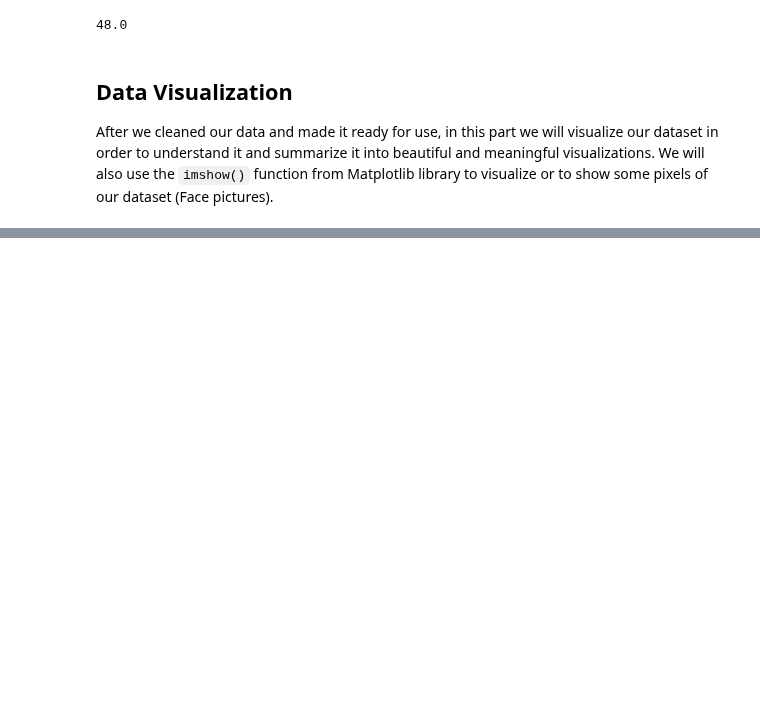
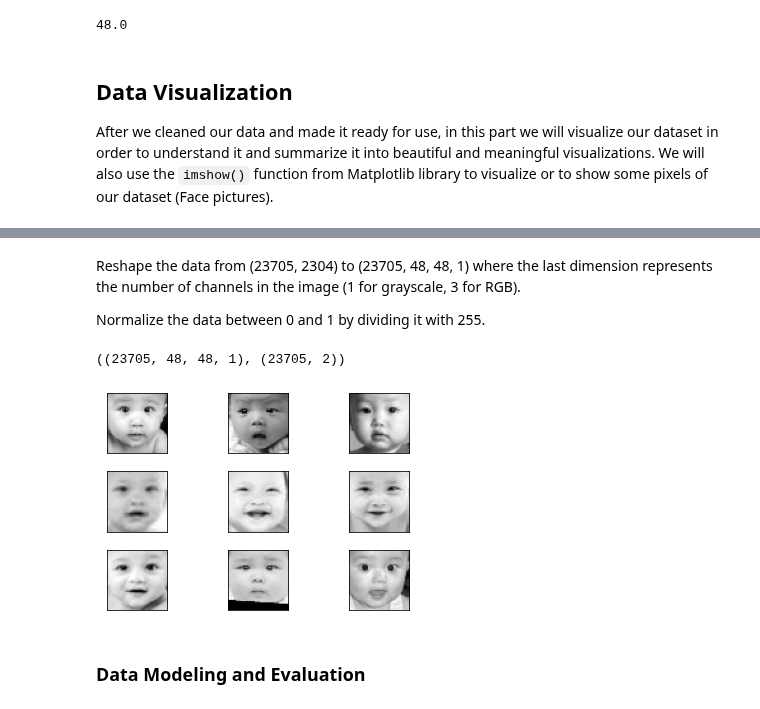
Before and after one commit to Semmyinc/Beanstalk-Capstone-Project-Age-and-Gender-Detection, a Jupyter notebook: 01_Beanstalk_Capstone_Project_Age_and_Gender_Detection.ipynb, the cells around one changed output, grey strips where cells are left out. Drawn from its saved outputs; the diff is of its cells as text; code cells hidden in the pictures; blank space fills up the shorter version.

```diff
--- a/01_Beanstalk_Capstone_Project_Age_and_Gender_Detection.ipynb
+++ b/01_Beanstalk_Capstone_Project_Age_and_Gender_Detection.ipynb
@@ -147,0 +172,2 @@ plt.show()
+# %%
+X = pd.read_csv("/content/Inputs.csv")
@@ -147,0 +176,28 @@ plt.show()
+# %% [markdown]
+Reshape the data from (23705, 2304) to (23705, 48, 48, 1) where the last dimension represents the number of channels in the image (1 for grayscale, 3 for RGB).
+
+Normalize the data between 0 and 1 by dividing it with 255.
+# %%
+X = np.array(X)
+X = X.reshape(-1, 48, 48, 1)
+# %%
+X = X / 255.0
+# %%
+X.shape, Y.shape
+# %% [output]
+((23705, 48, 48, 1), (23705, 2))
+# %%
+def plot_images(X):
+    fig, axes = plt.subplots(3, 3)
+    fig.subplots_adjust(hspace=0.3, wspace=0.3)
+
+    for i, ax in enumerate(axes.flat):
+        ax.imshow(X[i].reshape(48, 48), cmap='gray')
+        ax.set_xticks([])
+        ax.set_yticks([])
+
+    plt.show()
+
+plot_images(X[:9])
+# %% [output]
+[figure, added]
@@ -147,0 +210,2 @@ plt.show()
+# %% [markdown]
+### Data Modeling and Evaluation
```
Also changed, not shown: parts of 17 cells of this notebook.
